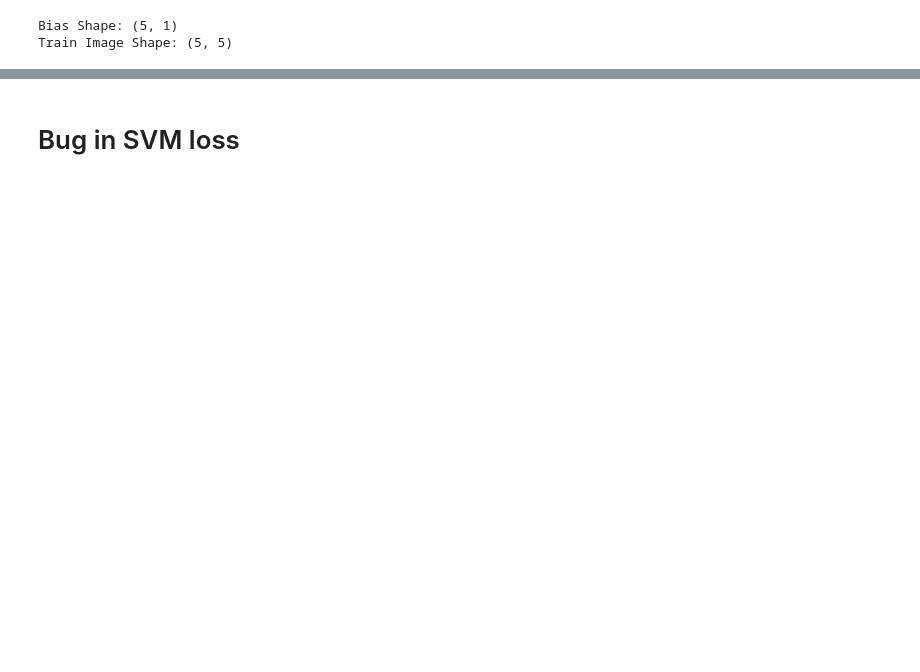
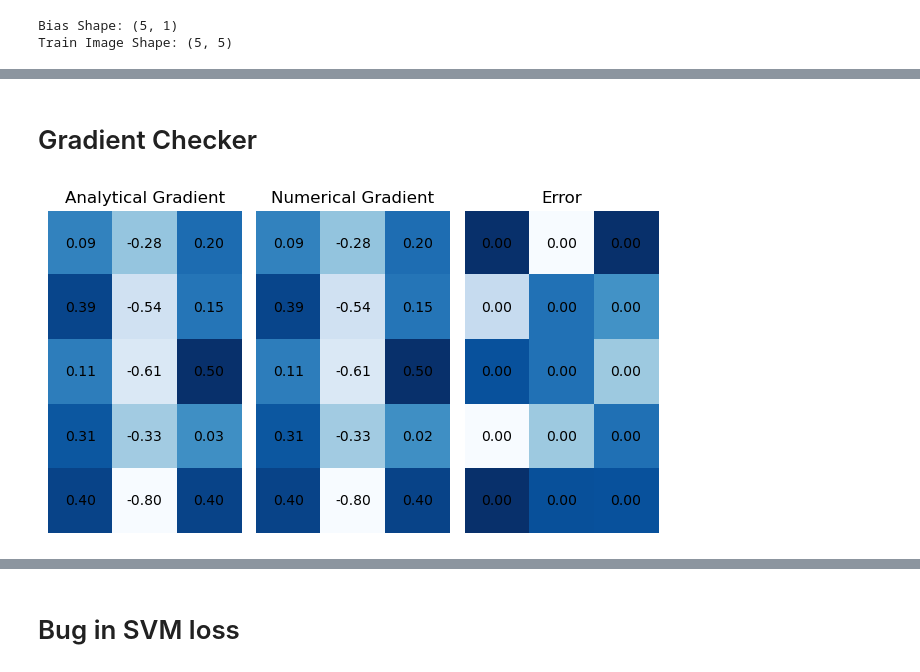
Before and after one commit to MOSHIIUR/DL, a Jupyter notebook: SVM.ipynb, the cells around one changed output, grey strips where cells are left out. Saved outputs shown, nothing was run; the diff lists cells and outputs as text; code cells hidden in the pictures; blank space fills up the shorter version.

Commit message:
vectorized gradient calculated

```diff
--- a/SVM.ipynb
+++ b/SVM.ipynb
@@ -108,9 +134,9 @@ dim_img=4 #img dimension (**flatten**)
 num_class = 3
 
 # creating simple train img and labels
-train_img = np.random.rand((num_img * dim_img)).reshape(num_img, dim_img)
+num_train = np.random.rand((num_img * dim_img)).reshape(num_img, dim_img)
 train_labels = np.random.randint(0, num_class, size=num_img)
-print('Train Images Shape: ', train_img.shape)
+print('Train Images Shape: ', num_train.shape)
 print('Train Labels Shape: ', train_labels.shape)
 print(train_labels)
 print('=============================')
@@ -122,13 +148,13 @@ Train Labels Shape:  (5,)
 # %%
 # add Bias
 # as we get five images we need to add a bias with this five images
-bias = np.ones((train_img.shape[0], 1))
+bias = np.ones((num_train.shape[0], 1))
 print(f'Bias Shape: {bias.shape}')
 
 # now add this with all the images
 # this would increase the dimention by one
-train_img = np.hstack([train_img, bias])
-print(f'Train Image Shape: {train_img.shape}')
+num_train = np.hstack([num_train, bias])
+print(f'Train Image Shape: {num_train.shape}')
 #
 # %% [output]
 Bias Shape: (5, 1)
@@ -213,0 +162,17 @@ Index 14: Analytical Gradient: -0.19980000, Numerical Gradient: -0.20000000, Err
+# %%
+# creating weight parameter
+# creating this in a seperate box so that to change this
+# we do not need to change configuration
+dim_img = num_train.shape[1] #updated_img_dimension
+print('Number of Class: ', num_class)
+print('Dimension of Images: ', dim_img)
+# may change as you wish!!!
+weight = np.random.randint(0, 10, size=(dim_img*num_class)).reshape(dim_img, num_class)*0.0001 # 0.0001 making the weight very low
+
+print('Weight Shape: ', weight.shape)
+print('======================================')
+
+loss, gradient = naive_svm_loss(weight, num_train, train_labels, 1)
+
+print(f'Average Total Loss: {loss}')
+print(f'Gradient: {gradient}')
@@ -213,0 +190,10 @@ Index 14: Analytical Gradient: -0.19980000, Numerical Gradient: -0.20000000, Err
+# %% [markdown]
+# Gradient Checker
+# %%
+# from naive svm loss
+loss, grad = naive_svm_loss(weight, num_train, train_labels, 1)
+from gradCheck import grad_checker
+f = lambda w: naive_svm_loss(w, num_train, train_labels, 1)[0]
+numerical_grad = grad_checker(f, weight, grad)
+# %% [output]
+[figure, added]
```
Also changed, not shown: parts of 15 cells of this notebook, 1 other file.
